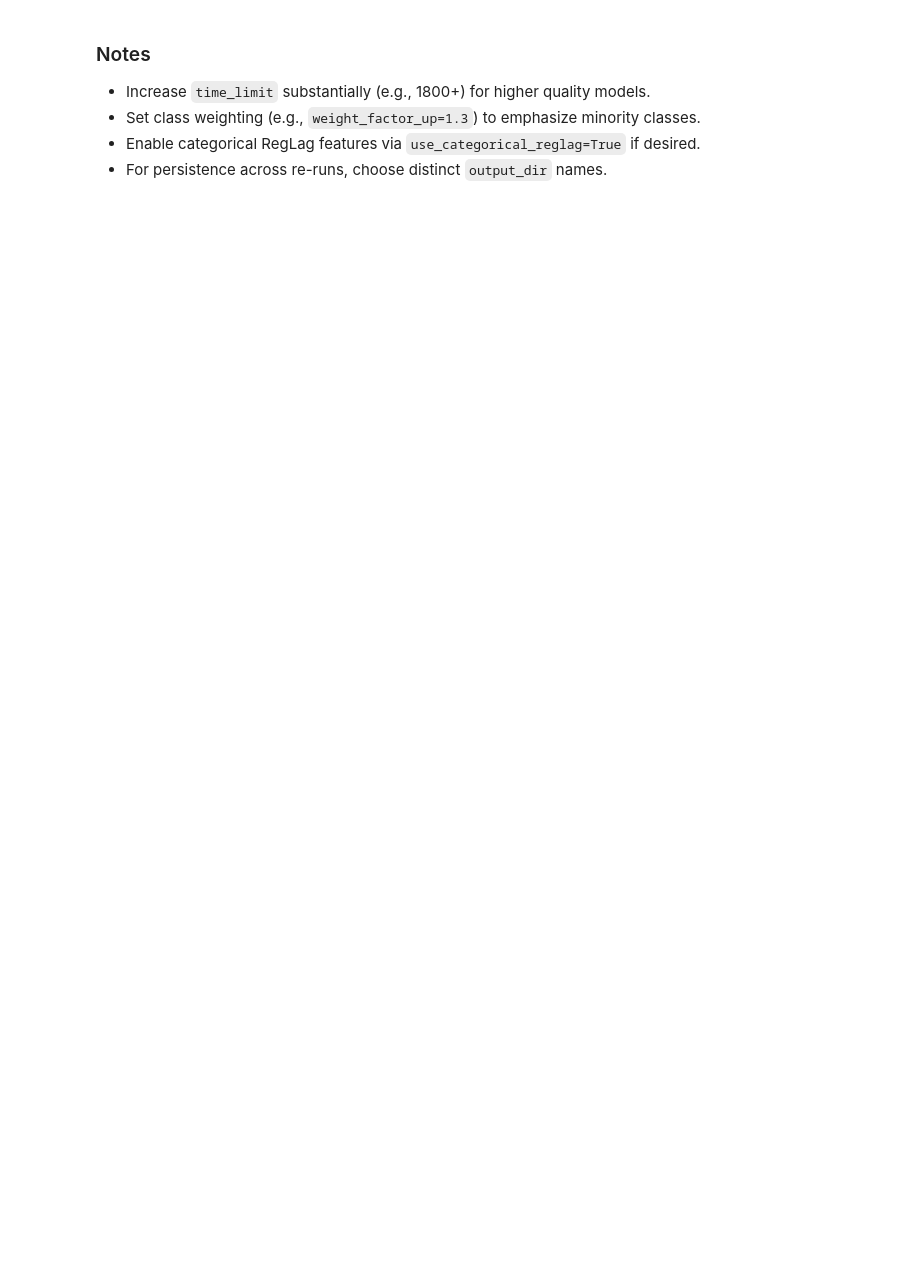
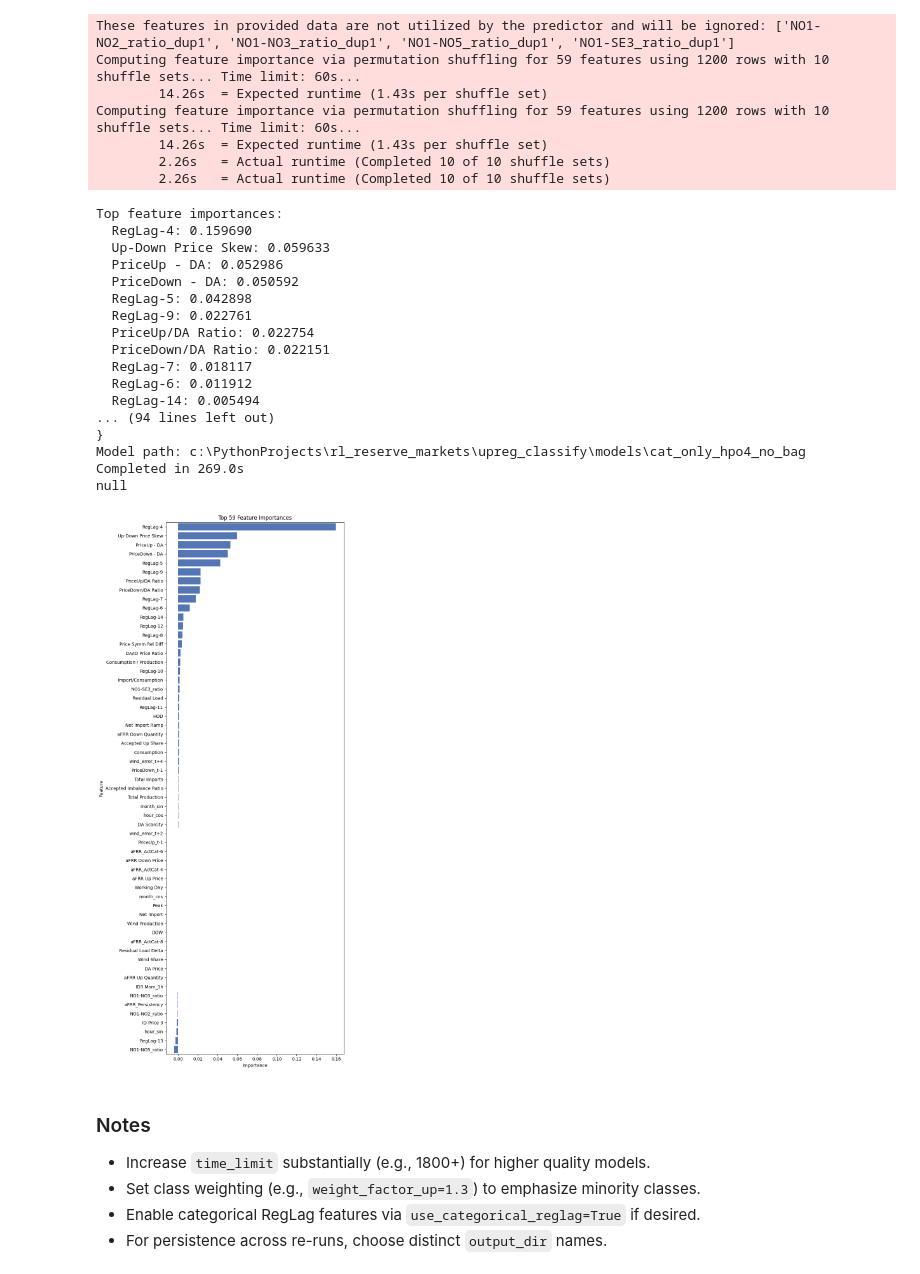
Before and after one commit to haakonnh/mfrr_activation_classify, a Jupyter notebook: upreg_classify/notebooks/10-training-launchpad.ipynb, the cells around one changed output. Saved outputs shown, nothing was run; the diff lists cells and outputs as text; code cells hidden in the pictures; blank space fills up the shorter version.

Commit message:
Refactor. Pre-time restriction edit.

```diff
--- a/upreg_classify/notebooks/10-training-launchpad.ipynb
+++ b/upreg_classify/notebooks/10-training-launchpad.ipynb
@@ -136,7 +133,7 @@ def base_common(area='NO1'):
         weight_factor_up=1.0, weight_factor_down=1.0, weight_factor_none=1.0,
         tune_up_bias=True, tune_up_objective='macro',
         num_bag_folds=0, num_stack_levels=0,
-        importance_time_limit=60, importance_subsample=1200, importance_top_n=40,
+        importance_time_limit=60, importance_subsample=1200, importance_top_n=100,
         use_categorical_reglag=False,
         data_start=None,
     )
@@ -153,15 +150,18 @@ baseline_cfg.update(dict(
 # Uncomment to run
 # run_training('Baseline RF/XT Priority NO1', **baseline_cfg)
 # %%
-# 4. CatBoost-only + 4 HPO trials (NO1)
+
+# 4. CatBoost-only + HPO trials (NO1)
 cat_hpo_cfg = base_common(area='NO1')
 cat_hpo_cfg.update(dict(
     output_dir=str(MODELS_DIR / 'cat_only_hpo4_no_bag'),
     time_limit=500,
     presets='best_quality',
     model_preset='cat_only',
-    data_start='2025-03-04',
-    hpo_trials=10, hpo_searcher='random', hpo_scheduler='local',
+    #data_start='2025-03-04',
+
+    hpo_trials=15, hpo_searcher='random', hpo_scheduler='local',
+    #only_persistency_features=True
     exclude_persistency_features=True
 ))
 # Uncomment to run
@@ -171,3 +256,28 @@ run_training('CatBoost-only HPO(4) NO1', **cat_hpo_cfg)
+These features in provided data are not utilized by the predictor and will be ignored: ['NO1-NO2_ratio_dup1', 'NO1-NO3_ratio_dup1', 'NO1-NO5_ratio_dup1', 'NO1-SE3_ratio_dup1']
+Computing feature importance via permutation shuffling for 59 features using 1200 rows with 10 shuffle sets... Time limit: 60s...
+        14.26s  = Expected runtime (1.43s per shuffle set)
+Computing feature importance via permutation shuffling for 59 features using 1200 rows with 10 shuffle sets... Time limit: 60s...
+        14.26s  = Expected runtime (1.43s per shuffle set)
+        2.26s   = Actual runtime (Completed 10 of 10 shuffle sets)
+        2.26s   = Actual runtime (Completed 10 of 10 shuffle sets)
+Top feature importances:
+  RegLag-4: 0.159690
+  Up-Down Price Skew: 0.059633
+  PriceUp - DA: 0.052986
+  PriceDown - DA: 0.050592
+  RegLag-5: 0.042898
+  RegLag-9: 0.022761
+  PriceUp/DA Ratio: 0.022754
+  PriceDown/DA Ratio: 0.022151
+  RegLag-7: 0.018117
+  RegLag-6: 0.011912
+  RegLag-14: 0.005494
+... (94 lines left out)
+}
+Model path: c:\PythonProjects\rl_reserve_markets\upreg_classify\models\cat_only_hpo4_no_bag
+Completed in 269.0s
+null
+[figure, added]
 # %%
 # 5. Baseline RF/XT priority for NO2 (area switch)
 no2_baseline_cfg = base_common(area='NO2')
```
Also changed, not shown: parts of 3 cells of this notebook, 30 other files.
